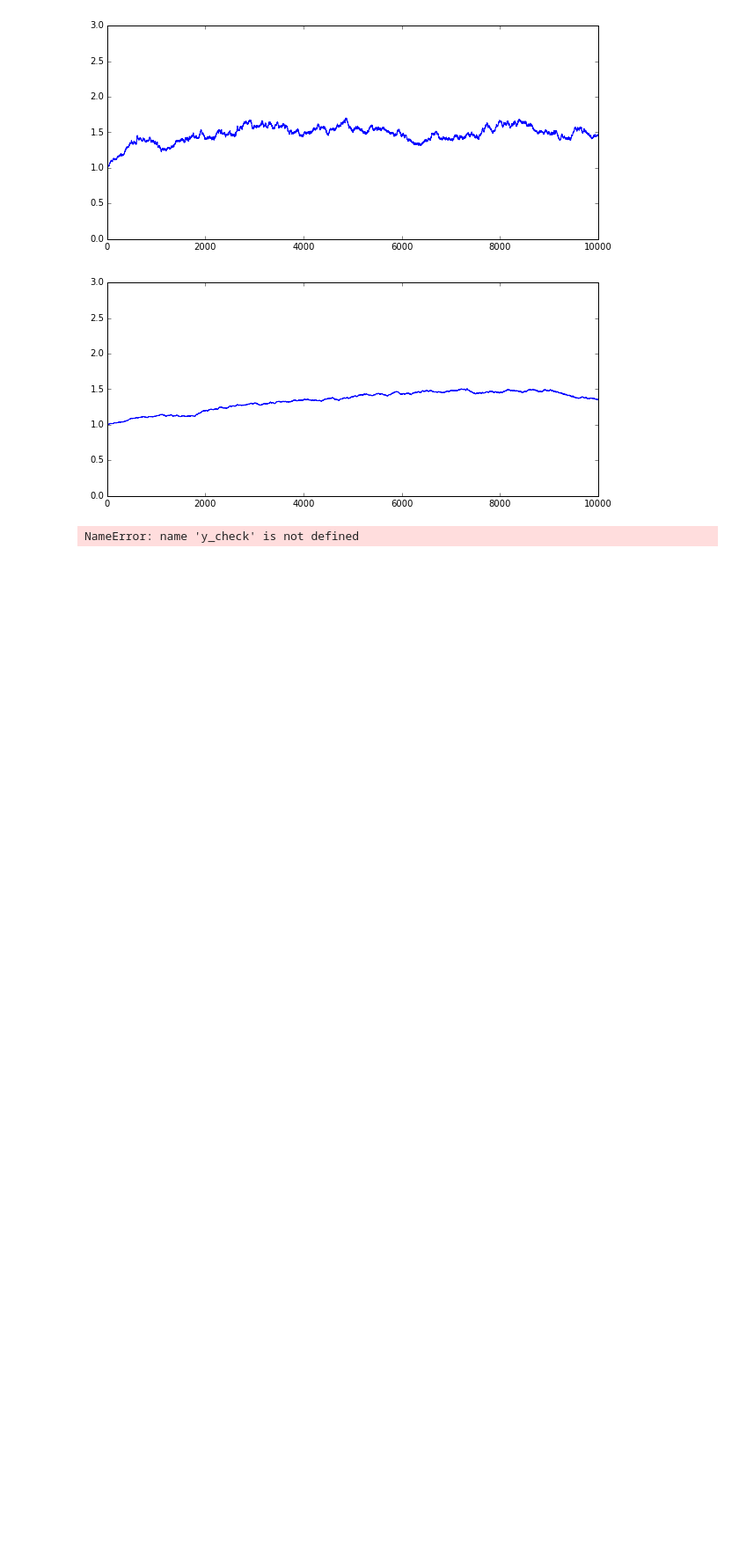
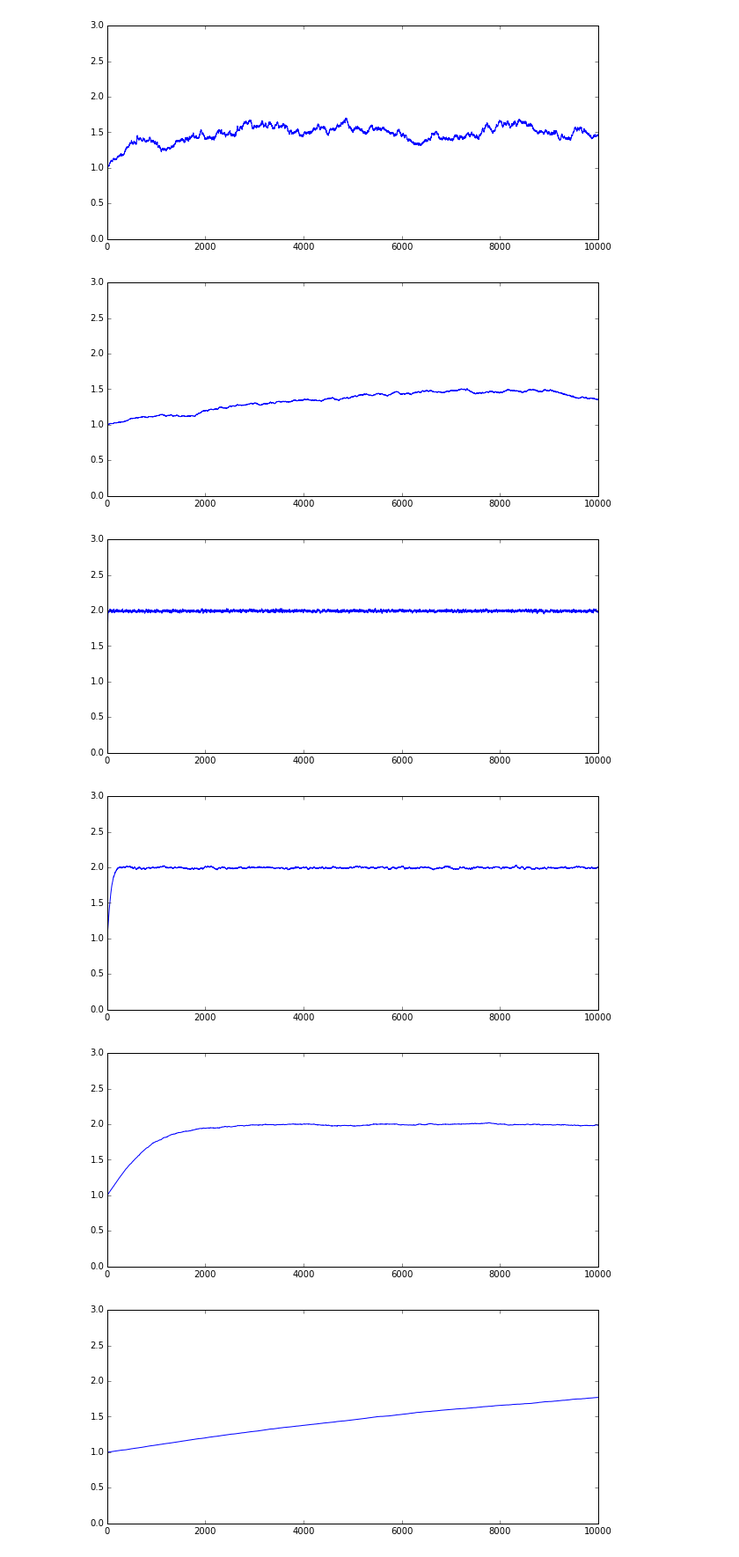
Before and after one commit to keiikegami/SDE, a Jupyter notebook: differential equation numerical method.ipynb, the cells around one changed output. Shown at 88% size. Drawn from its saved outputs; the diff is of its cells as text; code cells hidden in the pictures; blank space fills up the shorter version.

```diff
--- a/differential equation numerical method.ipynb
+++ b/differential equation numerical method.ipynb
@@ -34,6 +34,7 @@ for num, j in enumerate(steps):
 # euler-maruyama method
 # plot by variable steps
 # average _ 100 times
+# Brownian paramator (p) = 1
 
 import pylab
 from random import normalvariate as norm
@@ -44,6 +45,7 @@ x = np.arange(0,time, 1)
 steps = [0.1, 0.01, 0.001, 0.0001]
 time = 10000
 average_num = 100
+p = 1
 
 for num, j in enumerate(steps):
     step = j
@@ -53,7 +55,7 @@ for num, j in enumerate(steps):
         value = 1
         y_num[0] = value
         for i in range(time - 1):
-            update_value = value + step * (2 - value) * value + sqrt(step) * value * norm(0, 1)
+            update_value = value + step * (2 - value) * value + p * sqrt(step) * value * norm(0, 1)
             y_num[i + 1] = update_value
             value = update_value
         y_all.append(y_num)
@@ -69,11 +71,42 @@ for num, j in enumerate(steps):
 [figure]
 [figure]
 [figure]
-# %%
-# step = 0.1の時に途中で消える問題
-# 2000期目ぐらいで小さくなりだす
-# 1回小さくなりだすとどんどん小さくなる
-for i in range(2050, 2080):
-    print y_check[i]
-# %% [output]
-NameError: name 'y_check' is not defined
+# %%
+# choose the paramator of Brownian
+# Brownian paramator (p) = 0.1
+
+import pylab
+from random import normalvariate as norm
+from random import seed
+from math import sqrt
+
+x = np.arange(0,time, 1)
+steps = [0.1, 0.01, 0.001, 0.0001]
+time = 10000
+average_num = 100
+p = 0.1
+
+for num, j in enumerate(steps):
+    step = j
+    y_all = []
+    for l in range(average_num):
+        y_num = [0] * (time)
+        value = 1
+        y_num[0] = value
+        for i in range(time - 1):
+            update_value = value + step * (2 - value) * value + p * sqrt(step) * value * norm(0, 1)
+            y_num[i + 1] = update_value
+            value = update_value
+        y_all.append(y_num)
+    y = np.array(y_all)
+    np.reshape(y, (average_num, time))
+    y_ave = [np.average(y[:, k]) for k in range(time) ]
+    fig = plt.figure(figsize=(10, 20)) # horizontal, vertical
+    plt.subplot(4, 1, num+1)
+    plt.plot(x, y_ave)
+    plt.ylim(0,3)
+# %% [output]
+[figure, added]
+[figure, added]
+[figure, added]
+[figure, added]
```
Also changed, not shown: parts of 4 cells of this notebook.
